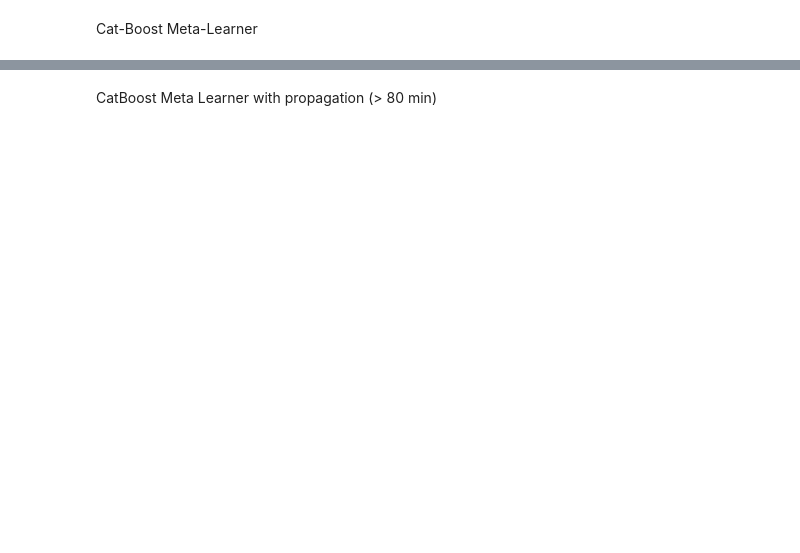
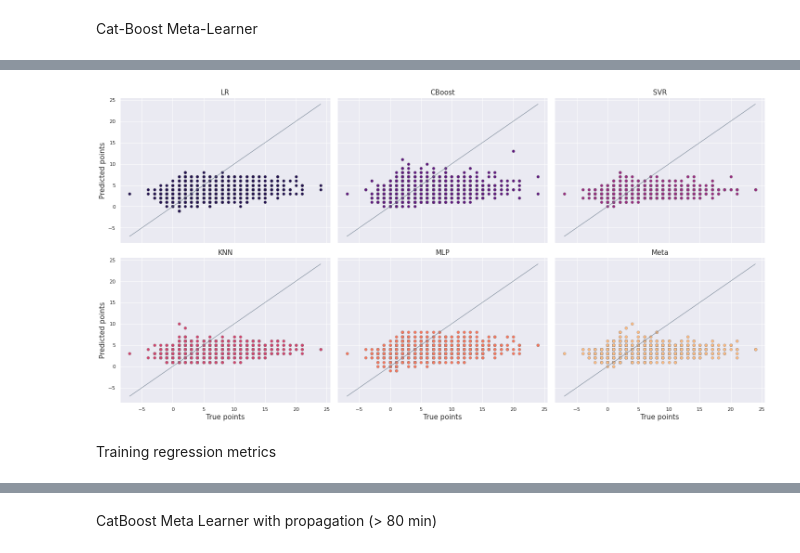
Before and after one commit to Fransie-dev/FPL-Ensembling, a Jupyter notebook: src/8 - Meta Learner.ipynb, the cells around one changed output, grey strips where cells are left out. Cells and saved outputs as stored; diff of their text form; code cells hidden in the pictures; blank space fills up the shorter version.

```diff
--- a/src/8 - Meta Learner.ipynb
+++ b/src/8 - Meta Learner.ipynb
@@ -299,0 +349,41 @@ DROP_COLS = ['kickoff_time', 'total_points', 'GW', 'season']
+# %%
+import matplotlib.pyplot as plt
+import seaborn as sns
+sns.set()
+import matplotlib
+def plot_results(true_value, predicted_value, title, ax):
+    plt.figure(figsize=(10,10))
+    ax.scatter(true_value, predicted_value, edgecolors=(0, 0, 0), c = 'crimson')
+    p1 = max(max(predicted_value), max(true_value))
+    p2 = min(min(predicted_value), min(true_value))
+    ax.plot([p1, p2], [p1, p2], 'k--', lw=4)
+    plt.xlabel('True points', fontsize=15)
+    plt.ylabel('Predicted points', fontsize=15)
+    plt.title(title)
+    plt.axis('equal')
+# df[df['position'] == 'FWD']
+df = pd.read_csv('/content/drive/MyDrive/Predictions/new_meta_train.csv')
+
+
+# %%
+fig, ((ax1, ax2, ax3), (ax4, ax5, ax6)) = plt.subplots(ncols=3, nrows = 2, sharey=True, sharex = True, figsize = (20, 10),  constrained_layout = True)
+axs = [ax1, ax2, ax3, ax4, ax5, ax6]
+
+df = pd.read_csv('/content/drive/MyDrive/Predictions/new_meta_cboost_vanilla.csv')
+if 'meta' in df.columns:
+    df['Meta'] = df['meta']
+i = 0
+for name, ax in list(zip(['LR', 'CBoost', 'SVR', 'KNN', 'MLP', 'Meta'], axs)):
+    sns.scatterplot(x = 'total_points', y = name, data = df, ax = ax, edgecolor = 'gray', color = matplotlib.colors.to_hex(sns.color_palette('magma', 6)[i]))
+    ax.set_title(name,fontsize=15)
+    ax.set_xlabel('True points',fontsize=15)
+    ax.set_ylabel('Predicted points', fontsize=15)
+    p1 = max(max(df[name]), max(df['total_points']))
+    p2 = min(min(df[name]), min(df['total_points']))
+    ax.plot([p1, p2], [p1, p2], lw=1, c = 'slategray')
+    i += 1
+plt.savefig('/content/drive/MyDrive/figs/testing_preds.png', bbox_inches='tight')
+# %% [output]
+[figure, added]
+# %% [markdown]
+Training regression metrics
```
Also changed, not shown: parts of 27 cells of this notebook.
